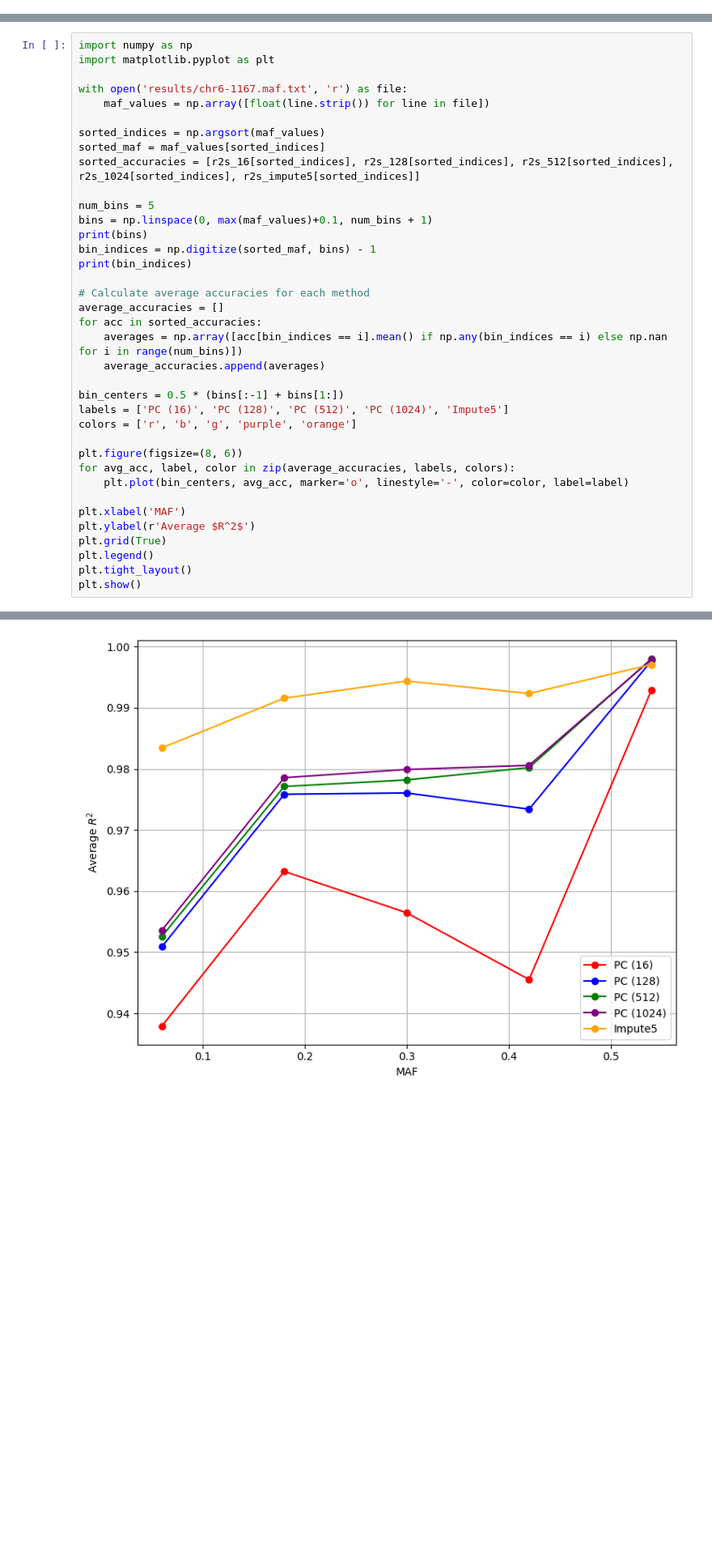
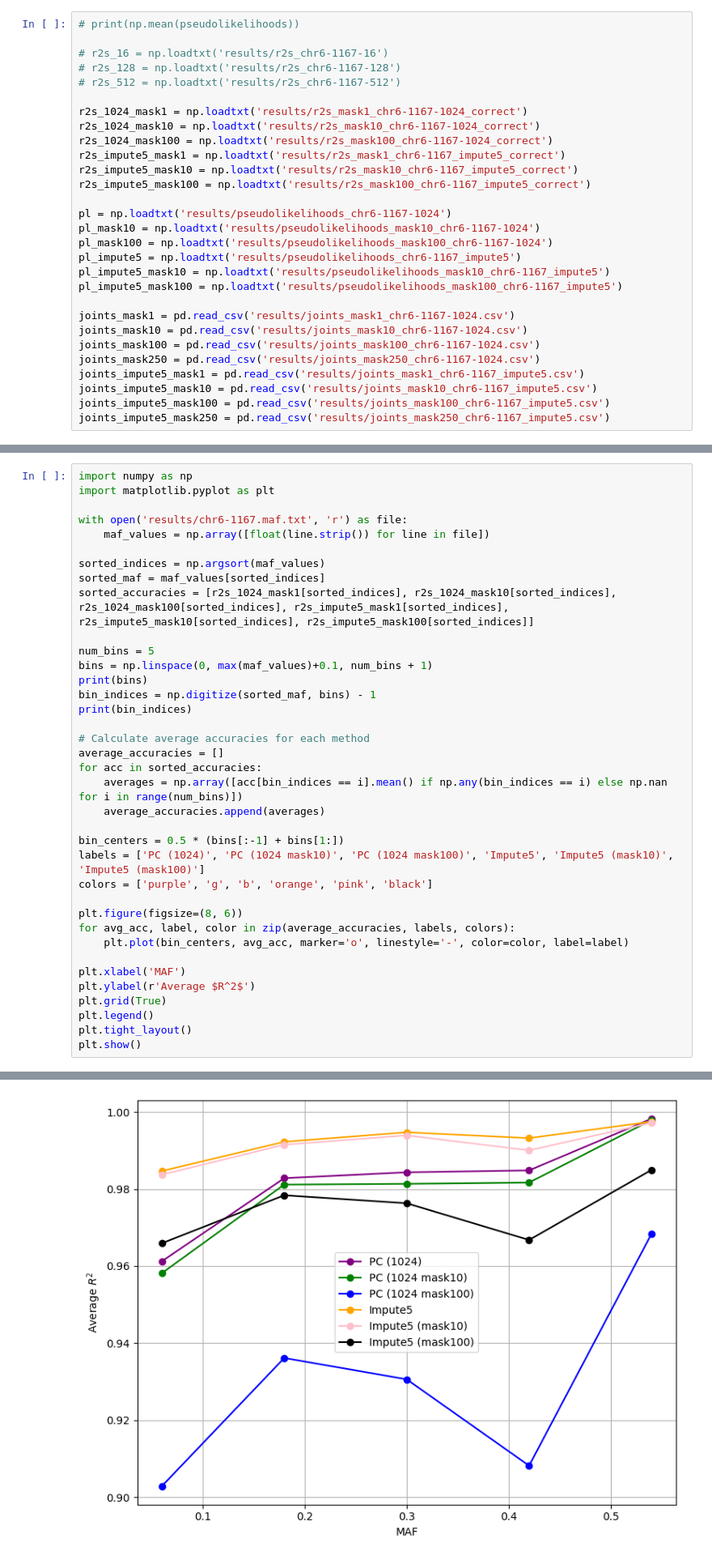
Before and after one commit to prateekanand2/genetic_pc, a Jupyter notebook: train.ipynb, the cells around one changed output, grey strips where cells are left out. Shown at 81% size. Drawn from its saved outputs; the diff is of its cells as text; blank space fills up the shorter version.

Commit message:
Add joint LL comparison

```diff
--- a/train.ipynb
+++ b/train.ipynb
@@ -455,3 +426,32 @@ pl_impute5 = np.loadtxt('results/pseudolikelihoods_chr6-1167_impute5')
+# %%
+# print(np.mean(pseudolikelihoods))
+
+# r2s_16 = np.loadtxt('results/r2s_chr6-1167-16')
+# r2s_128 = np.loadtxt('results/r2s_chr6-1167-128')
+# r2s_512 = np.loadtxt('results/r2s_chr6-1167-512')
+
+r2s_1024_mask1 = np.loadtxt('results/r2s_mask1_chr6-1167-1024_correct')
+r2s_1024_mask10 = np.loadtxt('results/r2s_mask10_chr6-1167-1024_correct')
+r2s_1024_mask100 = np.loadtxt('results/r2s_mask100_chr6-1167-1024_correct')
+r2s_impute5_mask1 = np.loadtxt('results/r2s_mask1_chr6-1167_impute5_correct')
+r2s_impute5_mask10 = np.loadtxt('results/r2s_mask10_chr6-1167_impute5_correct')
+r2s_impute5_mask100 = np.loadtxt('results/r2s_mask100_chr6-1167_impute5_correct')
+
+pl = np.loadtxt('results/pseudolikelihoods_chr6-1167-1024')
+pl_mask10 = np.loadtxt('results/pseudolikelihoods_mask10_chr6-1167-1024')
+pl_mask100 = np.loadtxt('results/pseudolikelihoods_mask100_chr6-1167-1024')
+pl_impute5 = np.loadtxt('results/pseudolikelihoods_chr6-1167_impute5')
+pl_impute5_mask10 = np.loadtxt('results/pseudolikelihoods_mask10_chr6-1167_impute5')
+pl_impute5_mask100 = np.loadtxt('results/pseudolikelihoods_mask100_chr6-1167_impute5')
+
+joints_mask1 = pd.read_csv('results/joints_mask1_chr6-1167-1024.csv')
+joints_mask10 = pd.read_csv('results/joints_mask10_chr6-1167-1024.csv')
+joints_mask100 = pd.read_csv('results/joints_mask100_chr6-1167-1024.csv')
+joints_mask250 = pd.read_csv('results/joints_mask250_chr6-1167-1024.csv')
+joints_impute5_mask1 = pd.read_csv('results/joints_mask1_chr6-1167_impute5.csv')
+joints_impute5_mask10 = pd.read_csv('results/joints_mask10_chr6-1167_impute5.csv')
+joints_impute5_mask100 = pd.read_csv('results/joints_mask100_chr6-1167_impute5.csv')
+joints_impute5_mask250 = pd.read_csv('results/joints_mask250_chr6-1167_impute5.csv')
 # %%
 import numpy as np
 import matplotlib.pyplot as plt
@@ -485,35 +485,35 @@ with open('results/chr6-1167.maf.txt', 'r') as file:
 
 sorted_indices = np.argsort(maf_values)
 sorted_maf = maf_values[sorted_indices]
-sorted_accuracies = [r2s_16[sorted_indices], r2s_128[sorted_indices], r2s_512[sorted_indices], r2s_1024[sorted_indices], r2s_impute5[sorted_indices]]
+sorted_accuracies = [r2s_1024_mask1[sorted_indices], r2s_1024_mask10[sorted_indices], r2s_1024_mask100[sorted_indices], r2s_impute5_mask1[sorted_indices], r2s_impute5_mask10[sorted_indices], r2s_impute5_mask100[sorted_indices]]
 
 num_bins = 5
 bins = np.linspace(0, max(maf_values)+0.1, num_bins + 1)
 print(bins)
 bin_indices = np.digitize(sorted_maf, bins) - 1
 print(bin_indices)
 
 # Calculate average accuracies for each method
 average_accuracies = []
 for acc in sorted_accuracies:
     averages = np.array([acc[bin_indices == i].mean() if np.any(bin_indices == i) else np.nan for i in range(num_bins)])
     average_accuracies.append(averages)
 
 bin_centers = 0.5 * (bins[:-1] + bins[1:])
-labels = ['PC (16)', 'PC (128)', 'PC (512)', 'PC (1024)', 'Impute5']
-colors = ['r', 'b', 'g', 'purple', 'orange']
+labels = ['PC (1024)', 'PC (1024 mask10)', 'PC (1024 mask100)', 'Impute5', 'Impute5 (mask10)', 'Impute5 (mask100)']
+colors = ['purple', 'g', 'b', 'orange', 'pink', 'black']
 
 plt.figure(figsize=(8, 6))
 for avg_acc, label, color in zip(average_accuracies, labels, colors):
     plt.plot(bin_centers, avg_acc, marker='o', linestyle='-', color=color, label=label)
 
 plt.xlabel('MAF')
 plt.ylabel(r'Average $R^2$')
 plt.grid(True)
 plt.legend()
 plt.tight_layout()
 plt.show()
 # %% [output]
 [0.      0.12005 0.2401  0.36015 0.4802  0.60025]
 [0 0 0 ... 4 4 4]
-[figure, old version]
+[figure, new version]
```
Also changed, not shown: parts of 10 cells of this notebook, 3 other files.
